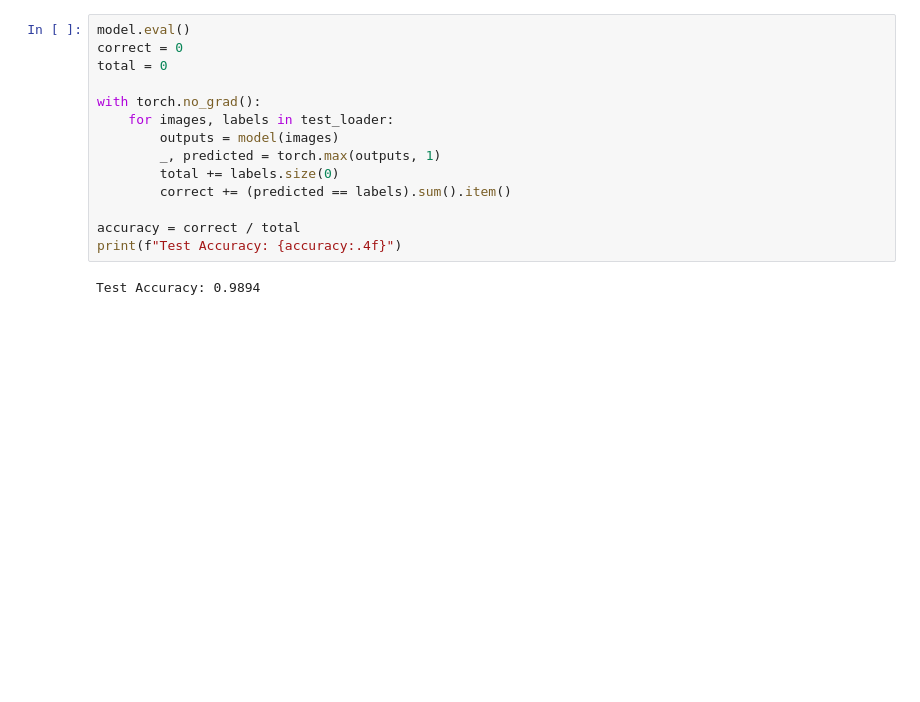
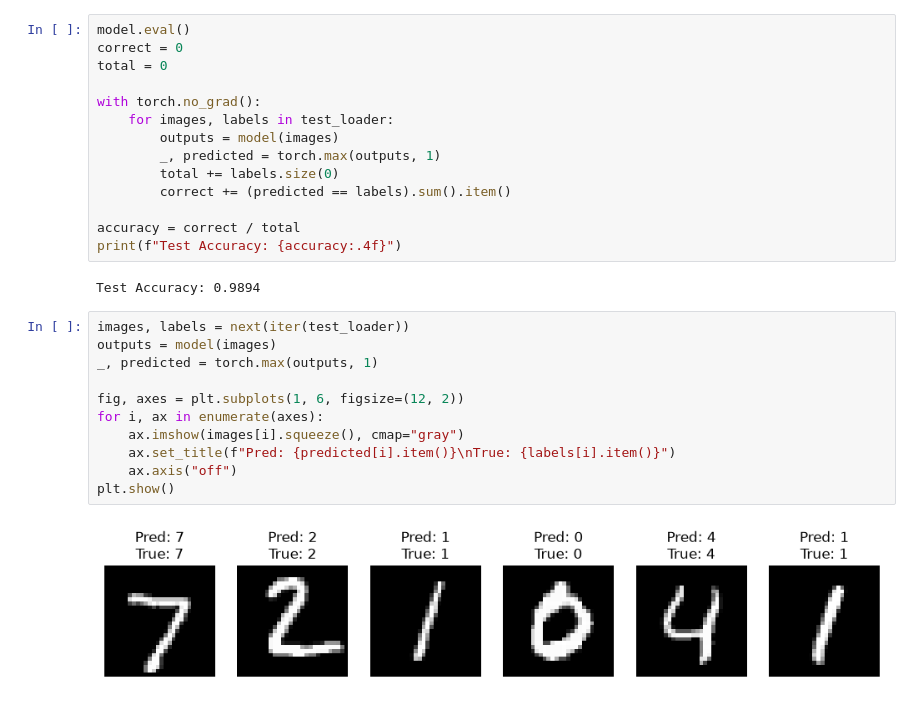
Before and after one commit to Bhaskar-Mehta/AI-ML-Internship, a Jupyter notebook: Week10_DeepLearning_MiniProject/mnist_classifier.ipynb, the cells around one changed output. Saved outputs shown, nothing was run; the diff lists cells and outputs as text; blank space fills up the shorter version.

```diff
--- a/Week10_DeepLearning_MiniProject/mnist_classifier.ipynb
+++ b/Week10_DeepLearning_MiniProject/mnist_classifier.ipynb
@@ -152,3 +152,16 @@ accuracy = correct / total
 print(f"Test Accuracy: {accuracy:.4f}")
 # %% [output]
 Test Accuracy: 0.9894
+# %%
+images, labels = next(iter(test_loader))
+outputs = model(images)
+_, predicted = torch.max(outputs, 1)
+
+fig, axes = plt.subplots(1, 6, figsize=(12, 2))
+for i, ax in enumerate(axes):
+    ax.imshow(images[i].squeeze(), cmap="gray")
+    ax.set_title(f"Pred: {predicted[i].item()}\nTrue: {labels[i].item()}")
+    ax.axis("off")
+plt.show()
+# %% [output]
+[figure, added]
```
